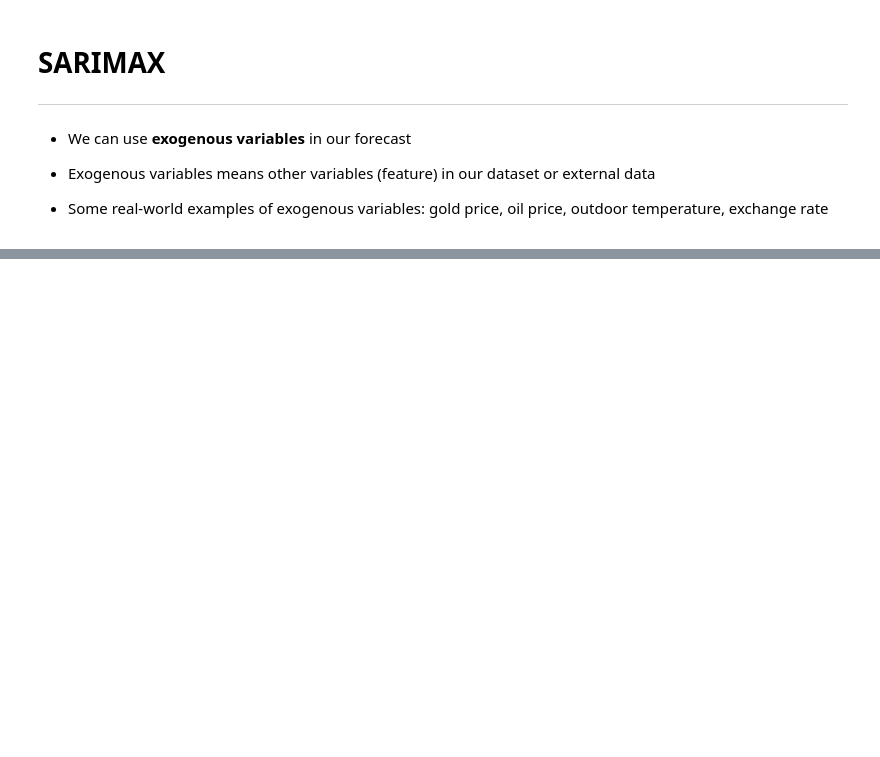
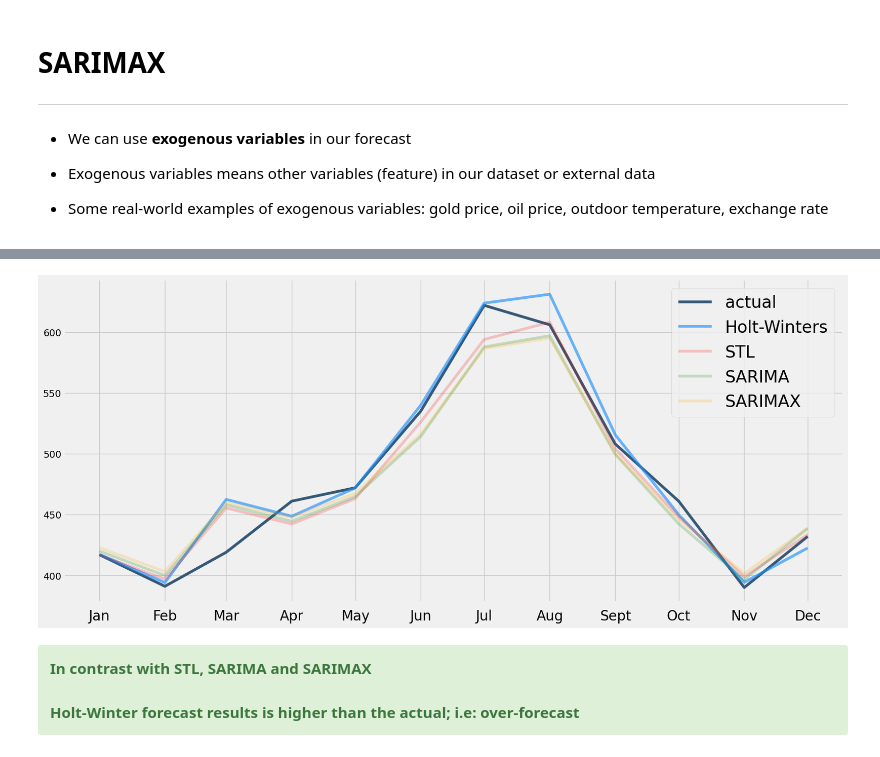
Before and after one commit to IndraPratamaLin/portfolio-data-science, a Jupyter notebook: time-series/Time_Series_Forecasting_part-2.ipynb, the cells around one changed output, grey strips where cells are left out. Drawn from its saved outputs; the diff is of its cells as text; code cells hidden in the pictures; blank space fills up the shorter version.

```diff
--- a/time-series/Time_Series_Forecasting_part-2.ipynb
+++ b/time-series/Time_Series_Forecasting_part-2.ipynb
@@ -555,0 +568,26 @@ plt.show()
+# %%
+holt_winters_atms = ExponentialSmoothing(train['num_passengers'], trend='add', seasonal='mul', seasonal_periods=12).fit()
+
+hw_atms_pred = holt_winters_atms.forecast(12)
+
+# print(holt_winters_atms.summary())
+# %%
+fig = plt.figure(figsize=(18, 8))
+
+plt.plot(test['num_passengers'], color='#365977', label='actual')
+plt.plot(hw_atms_pred, color='dodgerblue', label='Holt-Winters', alpha=0.65)
+
+# STL, SARIMA, SARIMAX
+plt.plot(forecast, color='red', label='STL', alpha=0.2)
+plt.plot(sarima_forecast, color='green', label='SARIMA', alpha=0.2)
+plt.plot(sarimax_forecast, color='orange', label='SARIMAX', alpha=0.2)
+
+# plt.title('Forecast for last 12 months using Holt-Winters', pad=15, fontsize=22)
+plt.xticks(['1960-01-01', '1960-02-01', '1960-03-01', '1960-04-01', '1960-05-01', '1960-06-01', '1960-07-01', '1960-08-01', '1960-09-01', '1960-10-01', '1960-11-01', '1960-12-01'], ['Jan', 'Feb', 'Mar', 'Apr', 'May', 'Jun', 'Jul', 'Aug', 'Sept', 'Oct', 'Nov', 'Dec'])
+plt.tick_params(axis='x', which='major', labelsize=20, pad=10)
+plt.legend(fontsize='xx-large')
+plt.show()
+# %% [output]
+[figure, added]
+# %% [markdown]
+<div class="alert alert-success"> <b>In contrast with STL, SARIMA and SARIMAX<br><br>Holt-Winter forecast results is higher than the actual; i.e: over-forecast</b> </div>
```
Also changed, not shown: parts of 28 cells of this notebook, 1 other file.
